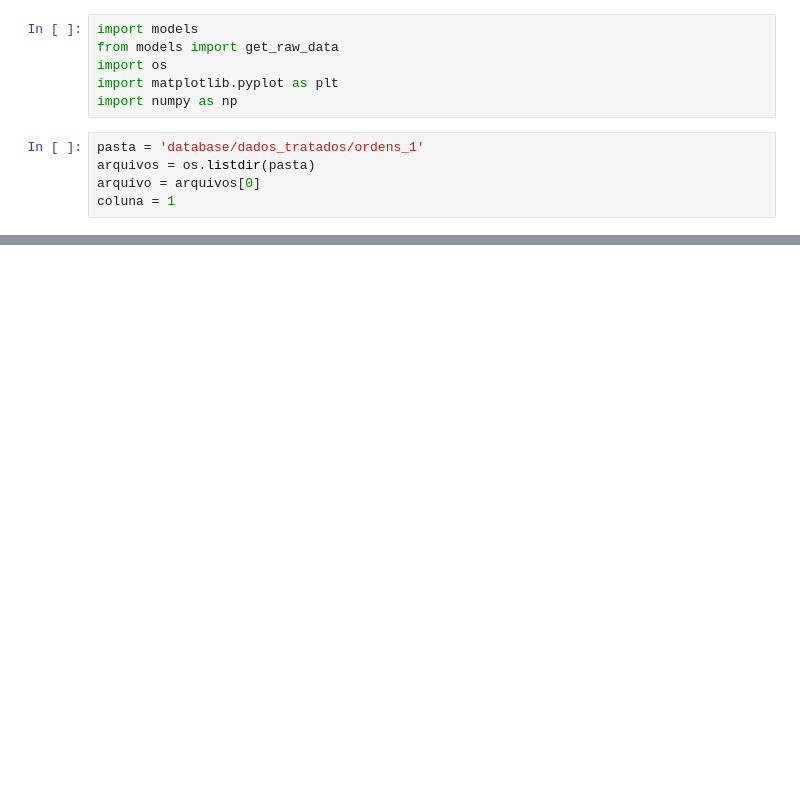
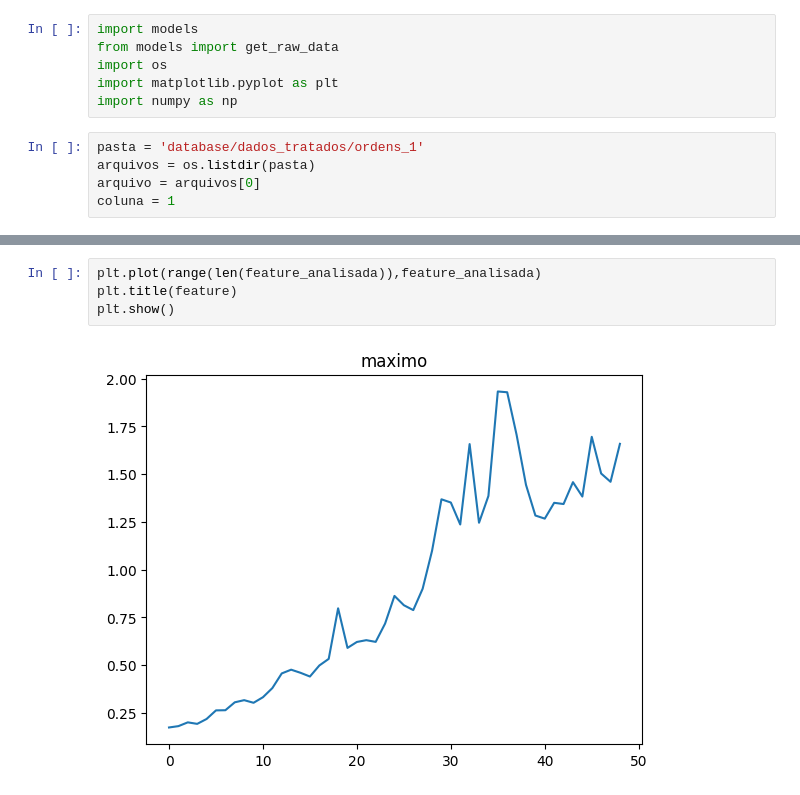
Before and after one commit to dossleo/ProjetoFinal_LeoanrdoPacheco_UFRJ_LAVI, a Jupyter notebook: ler_indicadores.ipynb, the cells around one changed output, grey strips where cells are left out. Saved outputs shown, nothing was run; the diff lists cells and outputs as text; blank space fills up the shorter version.

```diff
--- a/ler_indicadores.ipynb
+++ b/ler_indicadores.ipynb
@@ -49,0 +38,6 @@ plt.show()
+# %%
+plt.plot(range(len(feature_analisada)),feature_analisada)
+plt.title(feature)
+plt.show()
+# %% [output]
+[figure, added]
```
Also changed, not shown: parts of 6 cells of this notebook, 4 other files.
